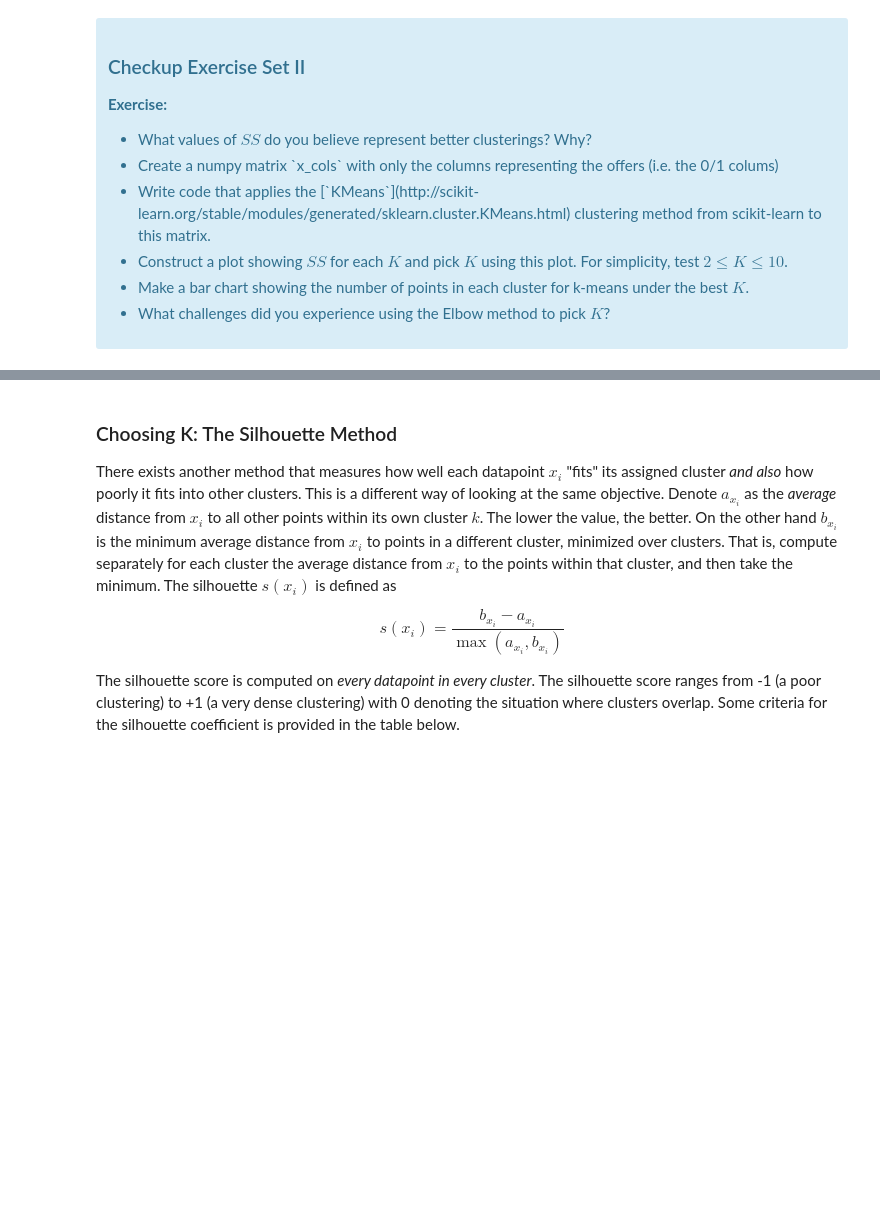
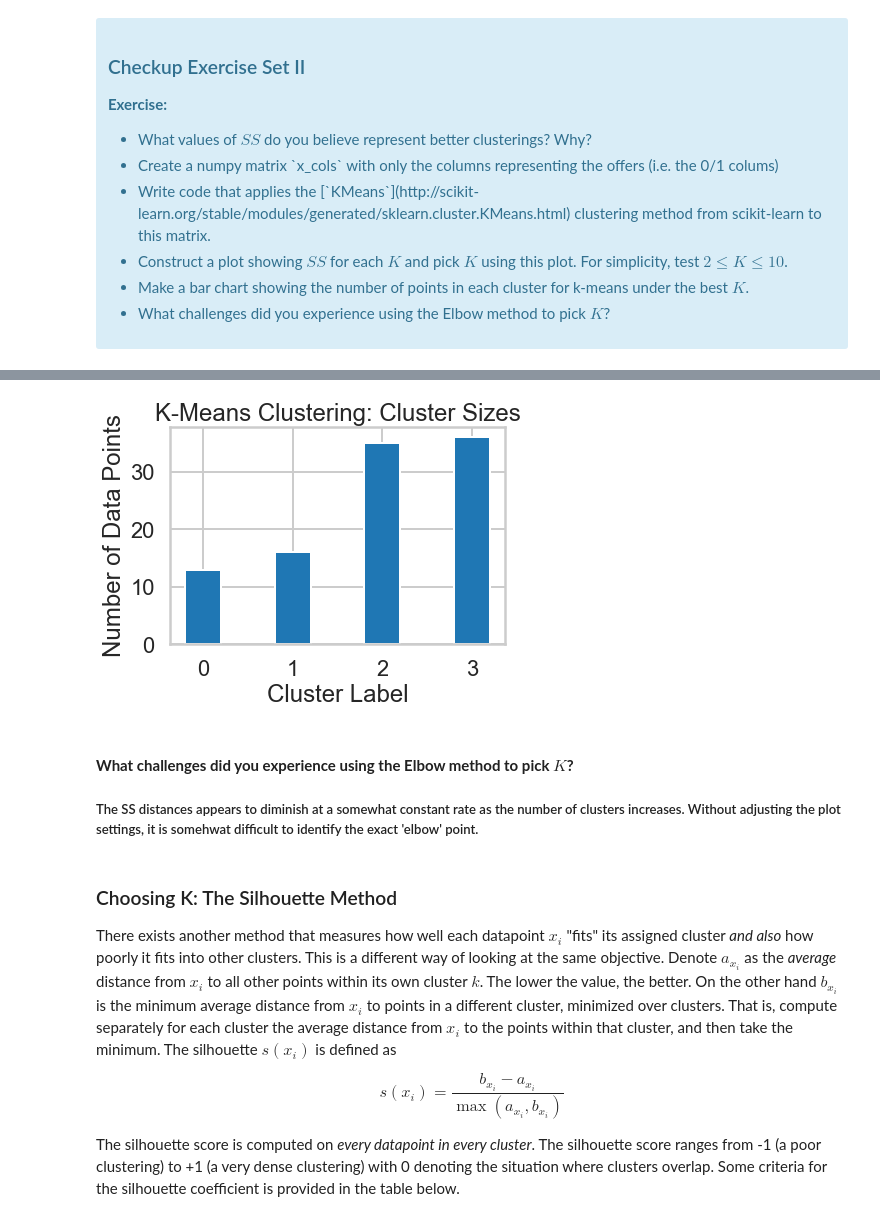
Before and after one commit to datascitriguy/springboard, a Jupyter notebook: Mini_Project_Clustering(2).ipynb, the cells around one changed output, grey strips where cells are left out. Drawn from its saved outputs; the diff is of its cells as text; code cells hidden in the pictures; blank space fills up the shorter version.

```diff
--- a/Mini_Project_Clustering(2).ipynb
+++ b/Mini_Project_Clustering(2).ipynb
@@ -129,3 +124,19 @@ Name: customer_name, dtype: int64
+# %%
+kmeans = KMeans(n_clusters=4, random_state=0).fit(x_cols)
+df['cluster'] = kmeans.predict(x_cols)
+
+unique, counts = np.unique(kmeans.labels_, return_counts=True)
+plt.bar(unique, counts, align = 'center', width=0.4)
+plt.xticks([0,1,2,3])
+plt.xlabel('Cluster Label')
+plt.ylabel('Number of Data Points')
+plt.title('K-Means Clustering: Cluster Sizes')
+plt.show()
+# %% [output]
+[figure, added]
+# %% [markdown]
+#### **What challenges did you experience using the Elbow method to pick $K$?**
+##### The SS distances appears to diminish at a somewhat constant rate as the number of clusters increases. Without adjusting the plot settings, it is somehwat difficult to identify the exact 'elbow' point.
 # %% [markdown]
 ### Choosing K: The Silhouette Method
 
```
Also changed, not shown: parts of 16 cells of this notebook.
